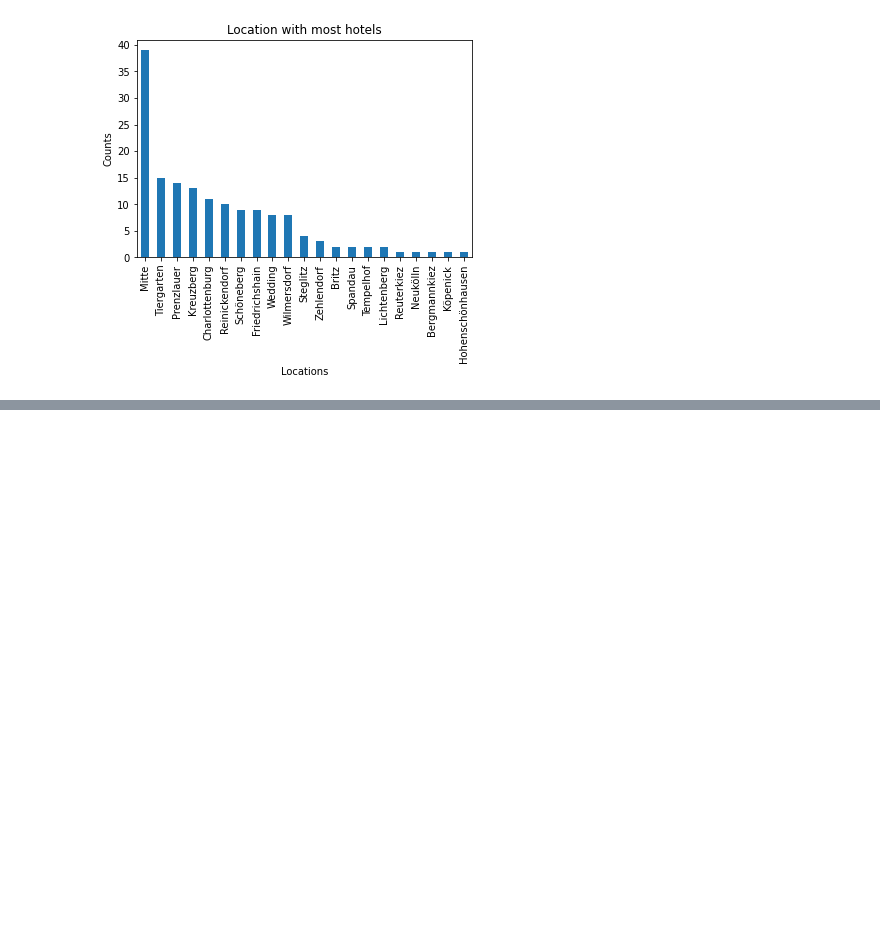
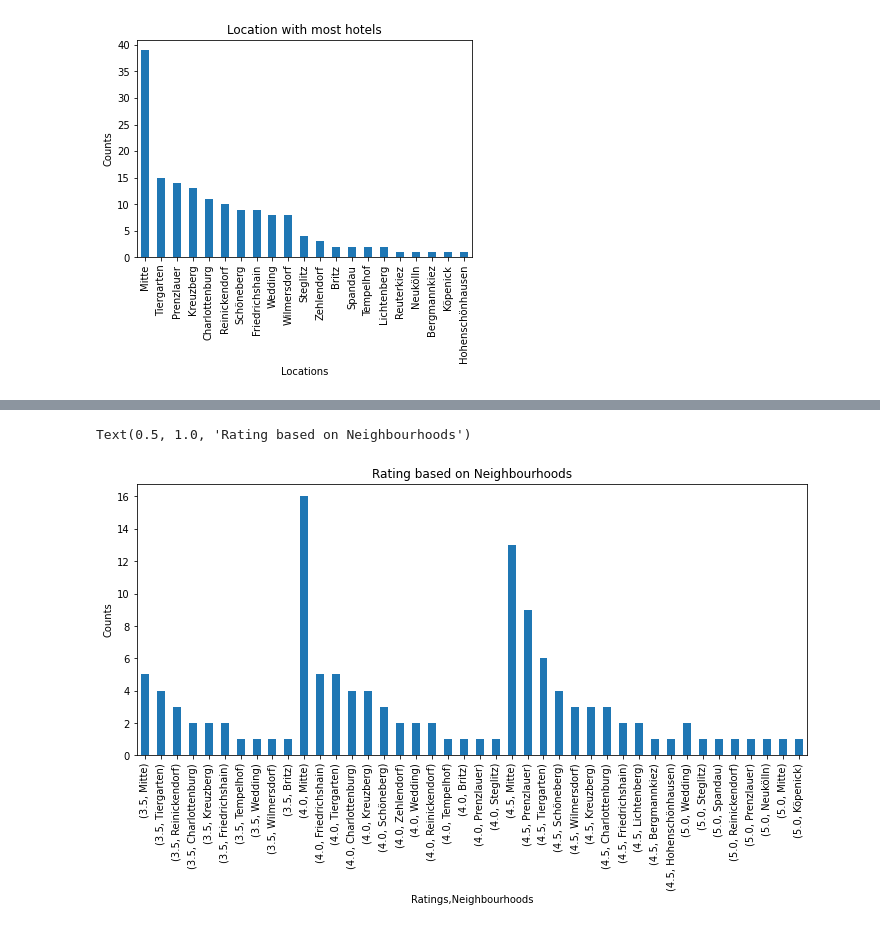
Before and after one commit to AndreaViviani89/1st-Build-Week, a Jupyter notebook: Hotelanalysis.ipynb, the cells around one changed output, grey strips where cells are left out. Saved outputs shown, nothing was run; the diff lists cells and outputs as text; code cells hidden in the pictures; blank space fills up the shorter version.

```diff
--- a/Hotelanalysis.ipynb
+++ b/Hotelanalysis.ipynb
@@ -30,0 +35,10 @@ Text(0.5, 1.0, 'Location with most hotels')
+# %%
+new= df[df['Ratings']>=3.5]
+new = new.sort_values('Ratings',ascending=False)
+# %%
+new[['Neighbourhoods','Ratings']].groupby('Ratings').value_counts().plot(kind='bar', figsize=(12,5))
+plt.ylabel('Counts')
+plt.title('Rating based on Neighbourhoods')
+# %% [output]
+Text(0.5, 1.0, 'Rating based on Neighbourhoods')
+[figure, added]
```
Also changed, not shown: parts of 6 cells of this notebook.
